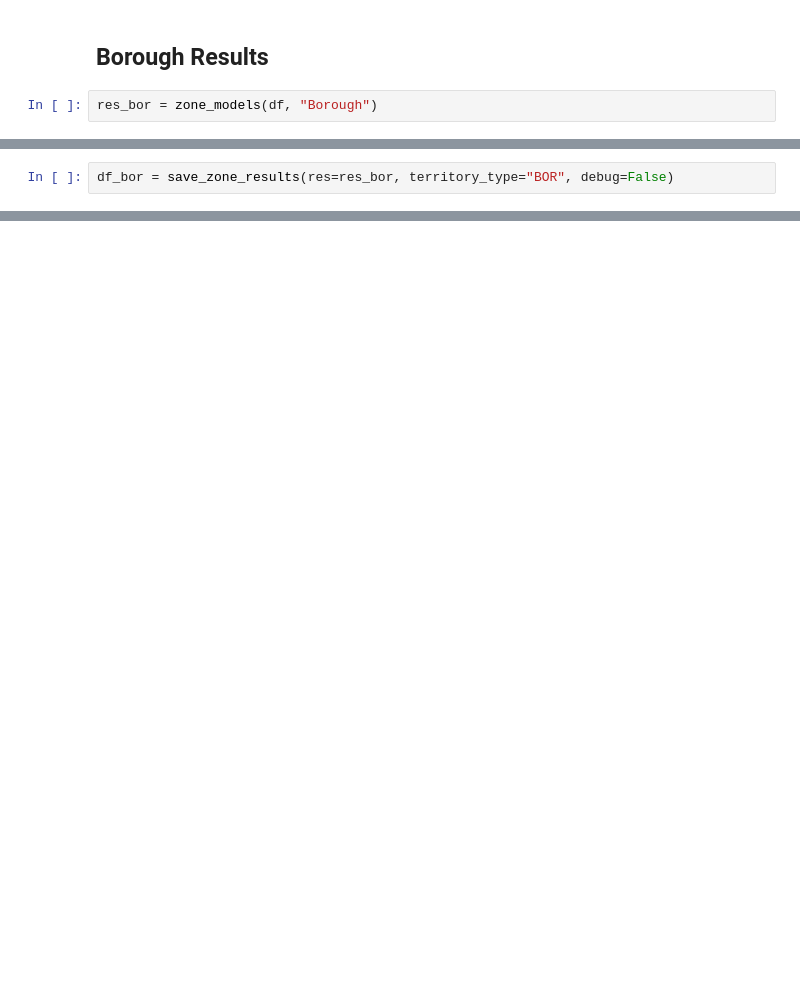
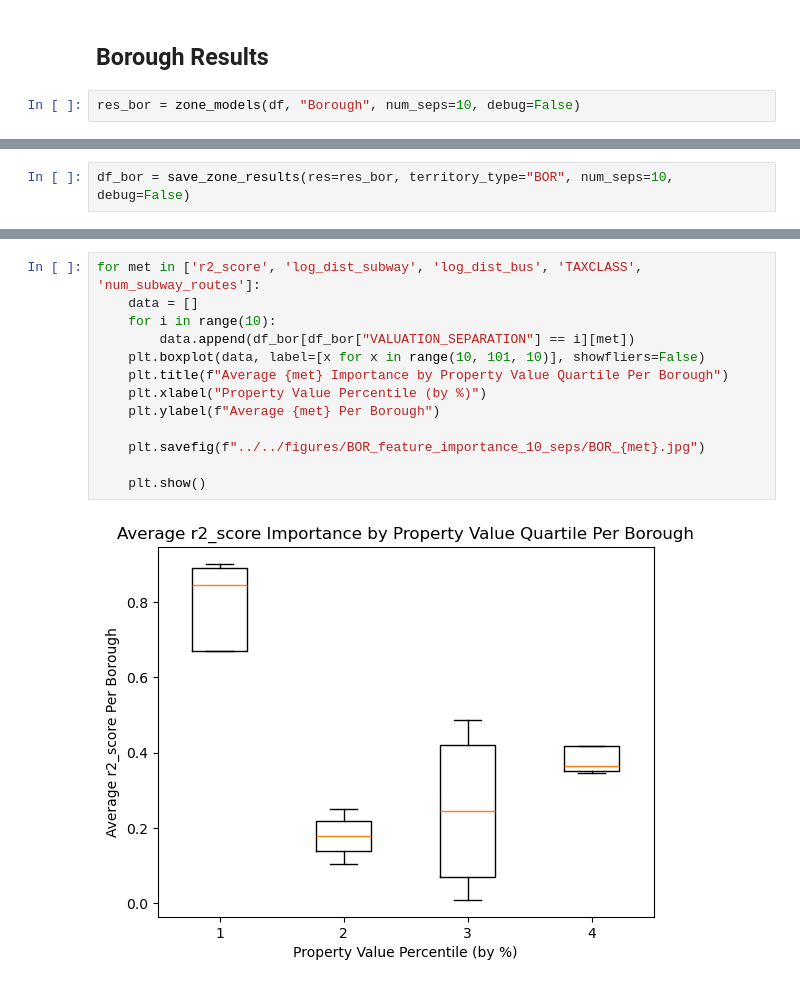
Before and after one commit to z-ferg/UrbanComputing_Final, a Jupyter notebook: src/analysis/evaluate_zone.ipynb, the cells around one changed output, grey strips where cells are left out. Saved outputs shown, nothing was run; the diff lists cells and outputs as text; blank space fills up the shorter version.

```diff
--- a/src/analysis/evaluate_zone.ipynb
+++ b/src/analysis/evaluate_zone.ipynb
@@ -131,4 +140,4 @@ df_nta = save_zone_results(res=res_nta, territory_type="NTA", debug=False)
 # %% [markdown]
 ## Borough Results
 # %%
-res_bor = zone_models(df, "Borough")
+res_bor = zone_models(df, "Borough", num_seps=10, debug=False)
@@ -135,3 +146,3 @@ res_bor = zone_models(df, "Borough")
 # %%
-df_bor = save_zone_results(res=res_bor, territory_type="BOR", debug=False)
+df_bor = save_zone_results(res=res_bor, territory_type="BOR", num_seps=10, debug=False)
 # %%
@@ -160,0 +173,15 @@ plt.show()
+# %%
+for met in ['r2_score', 'log_dist_subway', 'log_dist_bus', 'TAXCLASS', 'num_subway_routes']:
+    data = []
+    for i in range(10):
+        data.append(df_bor[df_bor["VALUATION_SEPARATION"] == i][met])
+    plt.boxplot(data, label=[x for x in range(10, 101, 10)], showfliers=False)
+    plt.title(f"Average {met} Importance by Property Value Quartile Per Borough")
+    plt.xlabel("Property Value Percentile (by %)")
+    plt.ylabel(f"Average {met} Per Borough")
+
+    plt.savefig(f"../../figures/BOR_feature_importance_10_seps/BOR_{met}.jpg")
+
+    plt.show()
+# %% [output]
+[figure, added]
```
Also changed, not shown: parts of 10 cells of this notebook, 21 other files.
